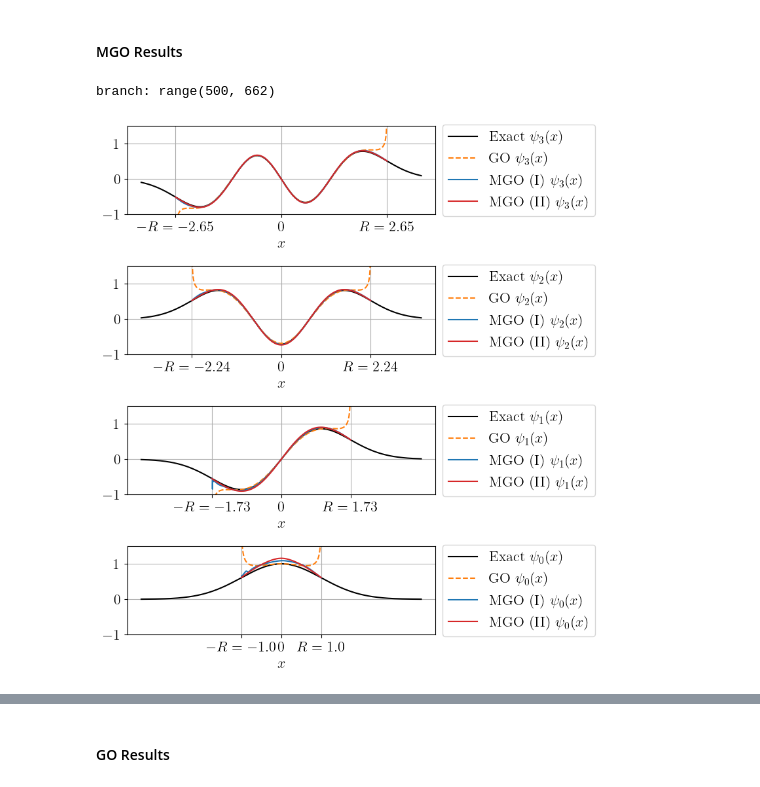
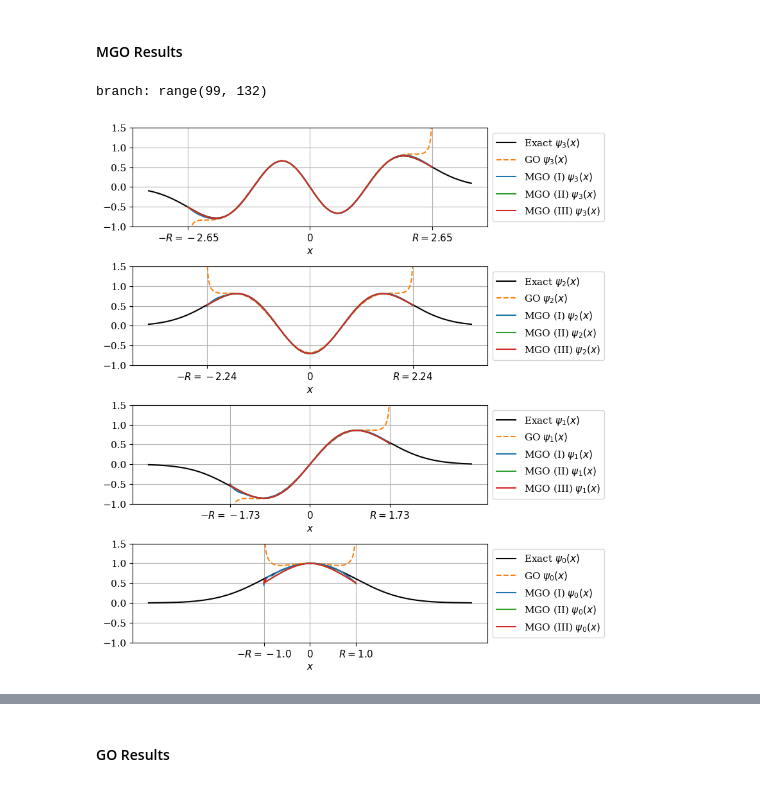
Before and after one commit to runehoejlund/plasma-ray-tracer, a Jupyter notebook: mgo_ex_weber.ipynb, the cells around one changed output, grey strips where cells are left out. Drawn from its saved outputs; the diff is of its cells as text; code cells hidden in the pictures.

```diff
--- a/mgo_ex_weber.ipynb
+++ b/mgo_ex_weber.ipynb
@@ -105,56 +107,64 @@ from scipy.special import hermite, factorial
 psi = lambda x, nu: (2**nu * factorial(nu))**(-1/2) * hermite(nu)(x) * np.exp(-x**2/2)
 # %% [markdown]
 #### MGO Results
-# %%
-nus = np.arange(5)
-x0s = {}
-fields = {}
-fields_rational = {}
-fields_go = {}
-for i, nu in enumerate(nus[::-1]):
-    x0 = -R(nu)
-    x0s[nu] = x0
-
-    k0 = get_k0(x0, nu)
-    phi0 = psi(x0, nu)
-    t, xs, ks, zs, nt, x0, k0 = get_dispersion_manifold(nu, x0, k0)
-
-    analytic_cont = {'phase': {'fit_func': fit_phase, 'kwargs': {'nu': nu}}, 'amplitude': {'fit_func': fit_amplitude, 'kwargs': {'nu': nu}}}
-    branch_masks, ray_field, mgo_info, results, Nt, Upsilon = get_mgo_field(t, zs, i_save=[], analytic_cont=analytic_cont)
-    field = mgo.superpose_ray_fields(phi0=phi0, x0=x0, xs=xs, branch_masks=branch_masks, ray_field=ray_field)
-    fields[nu] = field
-
-    analytic_cont={'phase': {'fit_func': fit_rational_func, 'kwargs': {'L': 6, 'M': 3, 'optimize': False}},
-                   'amplitude': {'fit_func': fit_rational_func, 'kwargs': {'L': 2, 'M': 2, 'optimize': False}}}
-    branch_masks, ray_field, mgo_info, results, Nt, Upsilon = get_mgo_field(t, zs, i_save=[], analytic_cont=analytic_cont)
-    field = mgo.superpose_ray_fields(phi0=phi0, x0=x0, xs=xs, branch_masks=branch_masks, ray_field=ray_field)
-    fields_rational[nu] = field
-
-    x_tmp = np.linspace(-R(nu), R(nu), 10000)
-    x1 = x_tmp[find_peaks(psi(x_tmp, nu))[0][0]]
-    branch_masks, ray_field = mgo.get_go_field_1D(t, zs, phi0=1)
-    field = mgo.superpose_ray_fields(phi0=psi(x1, nu), x0=x1, xs=xs, branch_masks=branch_masks, ray_field=ray_field)
-    fields_go[nu] = field
-# %% [output]
-branch: range(500, 662)
+# %%
+nus = np.arange(5)
+x0s = {}
+fields_ex = {}
+fields_rational = {}
+fields_aaa = {}
+fields_go = {}
+for i, nu in enumerate(nus[::-1]):
+    x0 = -R(nu)
+    x0s[nu] = x0
+
+    k0 = get_k0(x0, nu)
+    phi0 = psi(x0, nu)
+    t, xs, ks, zs, nt, x0, k0 = get_dispersion_manifold(nu, x0, k0)
+
+    x_tmp = np.linspace(-R(nu), R(nu), 10000)
+    x1 = x_tmp[find_peaks(psi(x_tmp, nu))[0][0]]
+    branch_masks, ray_field = mgo.get_go_field_1D(t, zs, phi0=1)
+    field = mgo.superpose_ray_fields(phi0=psi(x1, nu), x0=x1, xs=xs, branch_masks=branch_masks, ray_field=ray_field)
+    fields_go[nu] = field
+
+    analytic_cont = {'phase': {'fit_func': fit_phase, 'kwargs': {'nu': nu}}, 'amplitude': {'fit_func': fit_amplitude, 'kwargs': {'nu': nu}}}
+    branch_masks, ray_field, mgo_info, results, Nt, Upsilon = get_mgo_field(t, zs, i_save=[], analytic_cont=analytic_cont)
+    field = mgo.superpose_ray_fields(phi0=psi(x1, nu), x0=x1, xs=xs, branch_masks=branch_masks, ray_field=ray_field)
+    fields_ex[nu] = field
+
+    analytic_cont={'phase': {'fit_func': fit_rational_func, 'kwargs': {'L': 6, 'M': 3, 'optimize': False}},
+                   'amplitude': {'fit_func': fit_rational_func, 'kwargs': {'L': 2, 'M': 2, 'optimize': False}}}
+    branch_masks, ray_field, mgo_info, results, Nt, Upsilon = get_mgo_field(t, zs, i_save=[], analytic_cont=analytic_cont)
+    field = mgo.superpose_ray_fields(phi0=psi(x1, nu), x0=x1, xs=xs, branch_masks=branch_masks, ray_field=ray_field)
+    fields_rational[nu] = field
+
+    analytic_cont={'phase': {'fit_func': aaa, 'kwargs': {'mmax': 20}},
+                   'amplitude': {'fit_func': aaa, 'kwargs': {'mmax': 20}}}
+    branch_masks, ray_field, mgo_info, results, Nt, Upsilon = get_mgo_field(t, zs, analytic_cont=analytic_cont, i_save=[], max_extrapolation=3/2)
+    field = mgo.superpose_ray_fields(phi0=psi(x1, nu), x0=x1, xs=xs, branch_masks=branch_masks, ray_field=ray_field)
+    fields_aaa[nu] = field
+# %% [output]
+branch: range(99, 132)
 # %%
 x = np.linspace(-3.5, 3.5, 1000)
 fig, ax = plt.subplots(len(nus[:-1]), 1, figsize=(8,2.2*len(nus[:-1])))
 for i, nu in enumerate(nus[:-1][::-1]):
     xi = np.linspace(-R(nu), R(nu), 10000)
     ax[i].plot(x, psi(x, nu), 'k-', label='Exact $\psi_' + str(nu) + '(x)$')
     ax[i].plot(xi, np.real(fields_go[nu](xi)), '--', color='tab:orange', label='GO $\psi_' + str(nu) + '(x)$')
     ax[i].plot(xi, np.real(fields_rational[nu](xi)), '-', color='tab:blue', label='MGO (I) $\psi_' + str(nu) + '(x)$')
-    ax[i].plot(xi, np.real(fields[nu](xi)), '-', color='tab:red', label='MGO (II) $\psi_' + str(nu) + '(x)$')
+    ax[i].plot(xi, np.real(fields_ex[nu](xi)), '-', color='tab:green', label='MGO (II) $\psi_' + str(nu) + '(x)$')
+    ax[i].plot(xi, np.real(fields_aaa[nu](xi)), '-', color='tab:red', label='MGO (III) $\psi_' + str(nu) + '(x)$')
     ax[i].grid()
     ax[i].set_ylim(-1, 1.5)
     ax[i].set_xticks([-R(nu), 0, R(nu)], labels=[r'$-R = ' + str(round(-R(nu), 2)) + '$', r'$0$', r'$R = '+ str(round(R(nu), 2)) + '$'])
     ax[i].legend(bbox_to_anchor=(1,0.5), loc="center left")
     ax[i].set_xlabel('$x$')
     # ax[i].set_title(r'$\nu = ' + str(nu) + '$')
 fig.tight_layout()
-plt.savefig('./plots/weber_mgo.pdf')
-plt.savefig('./plots/weber_mgo.png', dpi=300)
+# plt.savefig('./plots/weber_mgo.pdf')
+# plt.savefig('./plots/weber_mgo.png', dpi=300)
 plt.show()
 # %% [output]
-[figure, old version]
+[figure, new version]
```
Also changed, not shown: parts of 16 cells of this notebook, 2 other files.
